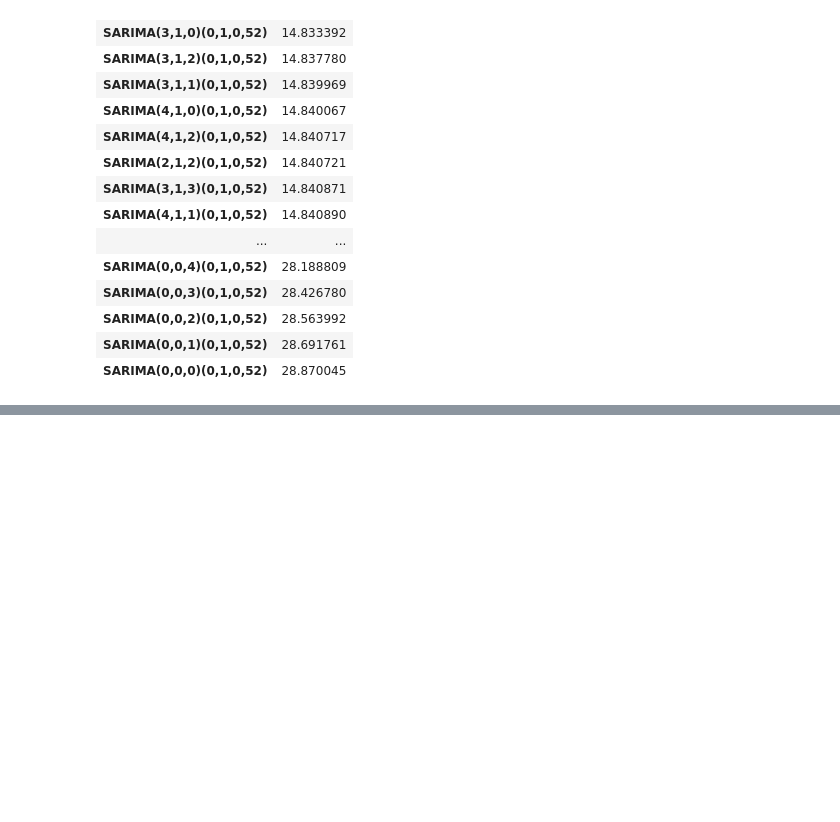
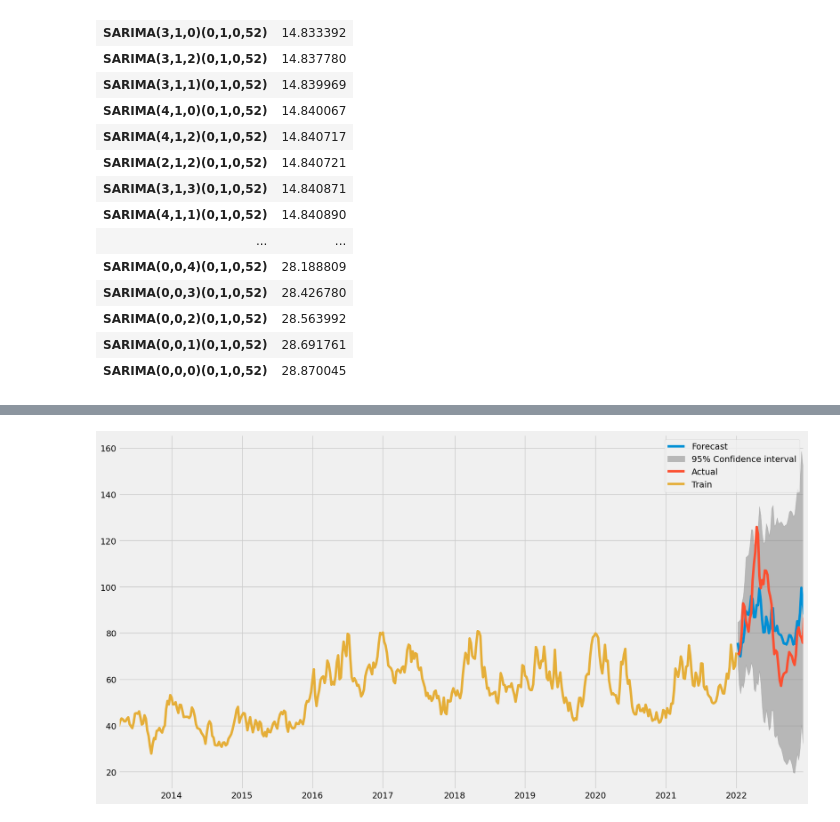
Before and after one commit to BachelorLaks/bachelor2023, a Jupyter notebook: data/ARIMA.ipynb, the cells around one changed output, grey strips where cells are left out. Saved outputs shown, nothing was run; the diff lists cells and outputs as text; code cells hidden in the pictures; blank space fills up the shorter version.

```diff
--- a/data/ARIMA.ipynb
+++ b/data/ARIMA.ipynb
@@ -492 +540,4 @@ SARIMA_RMSE_df2.sort_values(by=['RMSE'], ascending=True)
+# %%
+exogenous_train = train_all.drop(columns=['SalmonPrice'])
+exogenous_test = test_all.drop(columns=['SalmonPrice'])
 # %%
@@ -512,0 +566,15 @@ SARIMA_RMSE_df2.sort_values(by=['RMSE'], ascending=True)
+# %%
+# Create a plot of the best SARIMAX model from above
+
+SARIMAX_best = SARIMAX(train, order=(4,1,4), seasonal_order=(0,1,0,52), exog=exogenous_train['TWI'])
+
+SARIMAX_best_fit = SARIMAX_best.fit(disp=False)
+fig, ax = plt.subplots(figsize=(18,10))
+plot_predict(SARIMAX_best_fit, start=457, end=506, ax=ax, exog=exogenous_test['TWI'])
+test.plot(ax=ax, label='Actual')
+train.plot(ax=ax)
+plt.legend(['Forecast', '95% Confidence interval', 'Actual', 'Train'])
+plt.savefig('Figures/ARIMA/SARIMAX_4_1_4_0_1_0_52_TWI.png')
+plt.show()
+# %% [output]
+[figure, added]
```
Also changed, not shown: parts of 16 cells of this notebook, 8 other files.
